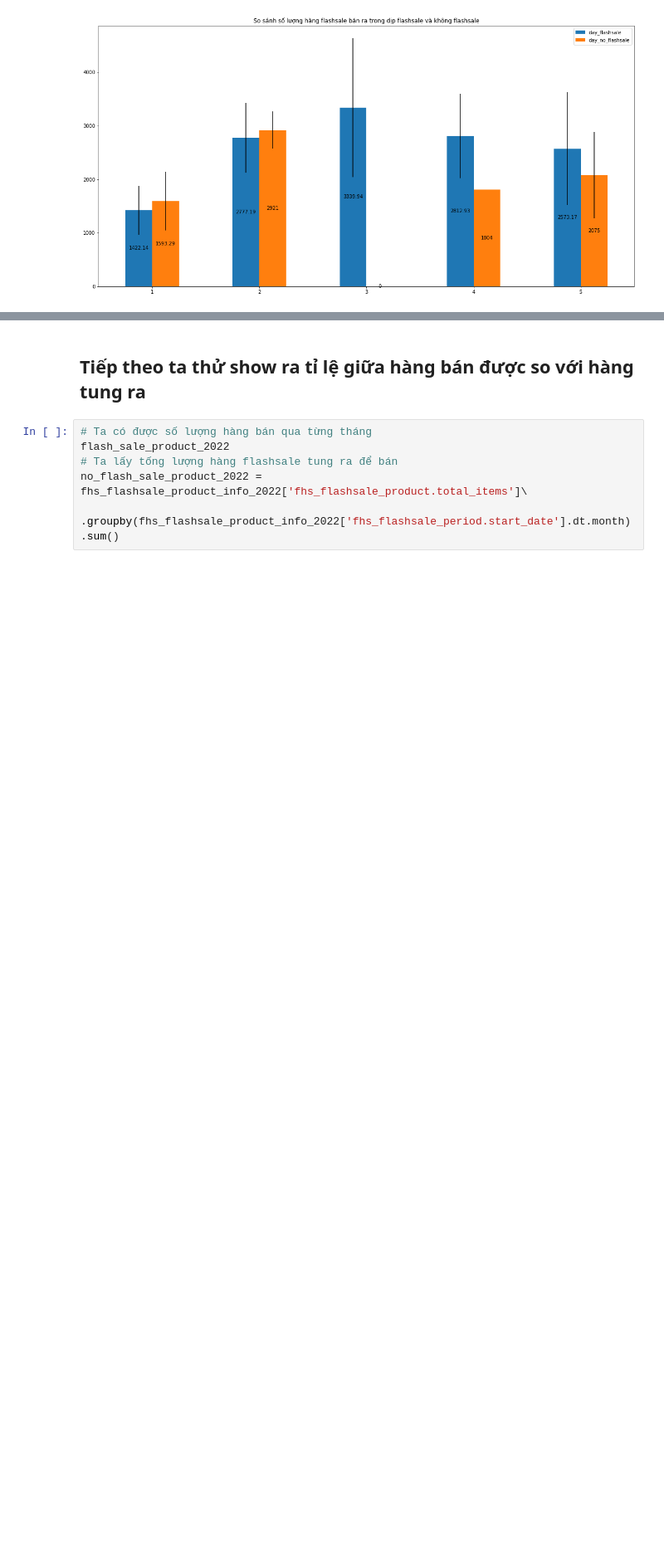
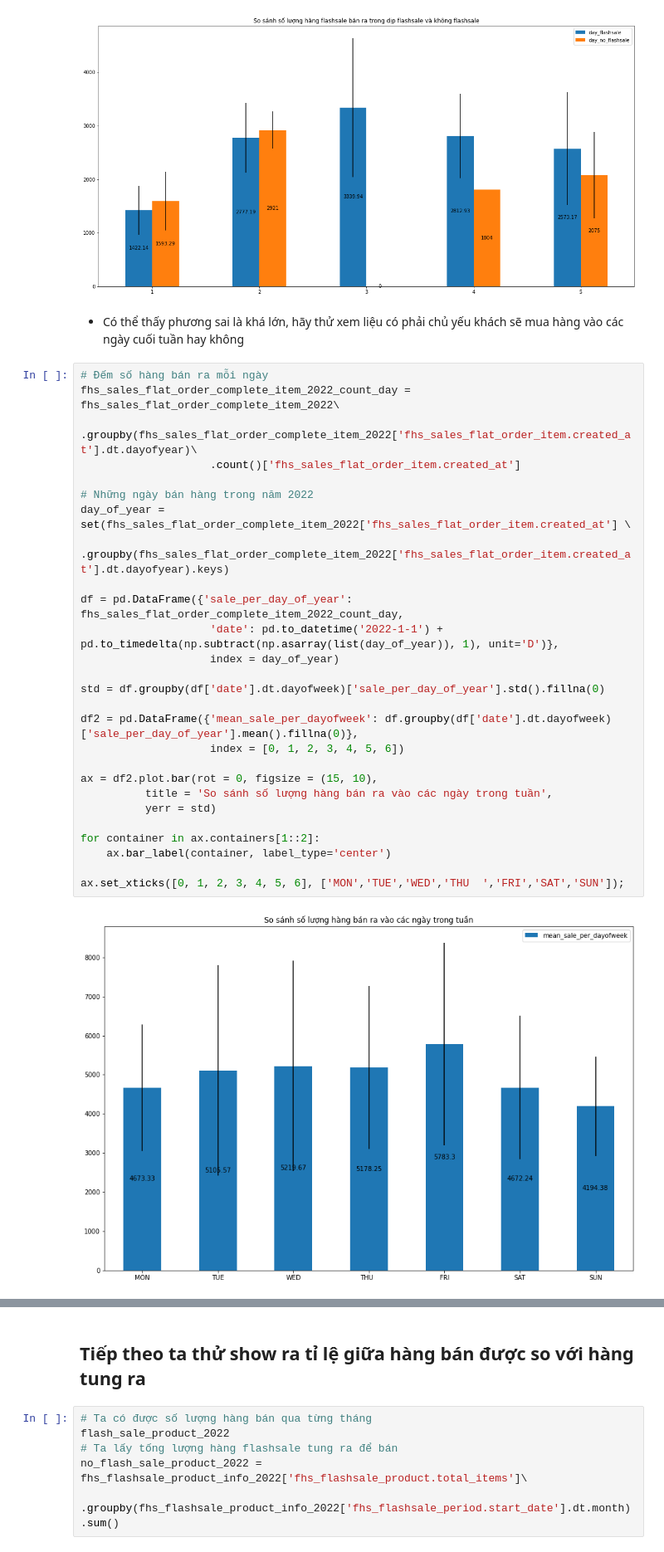
Before and after one commit to ToanLyHoa/Report-data-analysis, a Jupyter notebook: Analysis_Fahasa.ipynb, the cells around one changed output, grey strips where cells are left out. Shown at 83% size. Cells and saved outputs as stored; diff of their text form; blank space fills up the shorter version.

```diff
--- a/Analysis_Fahasa.ipynb
+++ b/Analysis_Fahasa.ipynb
@@ -537,3 +554,34 @@ for container in ax.containers[1::2]:
     ax.bar_label(container, label_type='center')
 # %% [output]
 [figure]
+# %% [markdown]
+- Có thể thấy phương sai là khá lớn, hãy thử xem liệu có phải chủ yếu khách sẽ mua hàng vào các ngày cuối tuần hay không
+# %%
+# Đếm số hàng bán ra mỗi ngày
+fhs_sales_flat_order_complete_item_2022_count_day = fhs_sales_flat_order_complete_item_2022\
+          .groupby(fhs_sales_flat_order_complete_item_2022['fhs_sales_flat_order_item.created_at'].dt.dayofyear)\
+                    .count()['fhs_sales_flat_order_item.created_at']
+
+# Những ngày bán hàng trong năm 2022
+day_of_year = set(fhs_sales_flat_order_complete_item_2022['fhs_sales_flat_order_item.created_at'] \
+          .groupby(fhs_sales_flat_order_complete_item_2022['fhs_sales_flat_order_item.created_at'].dt.dayofyear).keys)
+
+df = pd.DataFrame({'sale_per_day_of_year': fhs_sales_flat_order_complete_item_2022_count_day,
+                    'date': pd.to_datetime('2022-1-1') + pd.to_timedelta(np.subtract(np.asarray(list(day_of_year)), 1), unit='D')},
+                    index = day_of_year)
+
+std = df.groupby(df['date'].dt.dayofweek)['sale_per_day_of_year'].std().fillna(0)
+
+df2 = pd.DataFrame({'mean_sale_per_dayofweek': df.groupby(df['date'].dt.dayofweek)['sale_per_day_of_year'].mean().fillna(0)},
+                    index = [0, 1, 2, 3, 4, 5, 6])
+
+ax = df2.plot.bar(rot = 0, figsize = (15, 10),
+          title = 'So sánh số lượng hàng bán ra vào các ngày trong tuần',
+          yerr = std)
+
+for container in ax.containers[1::2]:
+    ax.bar_label(container, label_type='center')
+
+ax.set_xticks([0, 1, 2, 3, 4, 5, 6], ['MON','TUE','WED','THU  ','FRI','SAT','SUN']);
+# %% [output]
+[figure, added]
```
Also changed, not shown: parts of 14 cells of this notebook, 4 other files.
